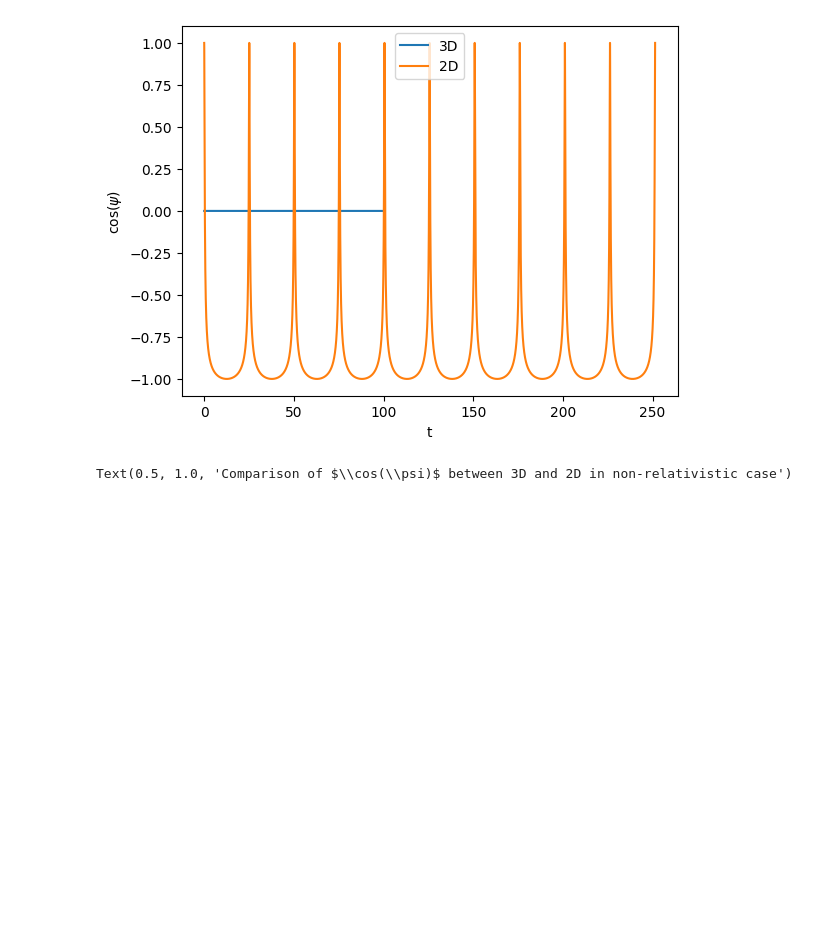
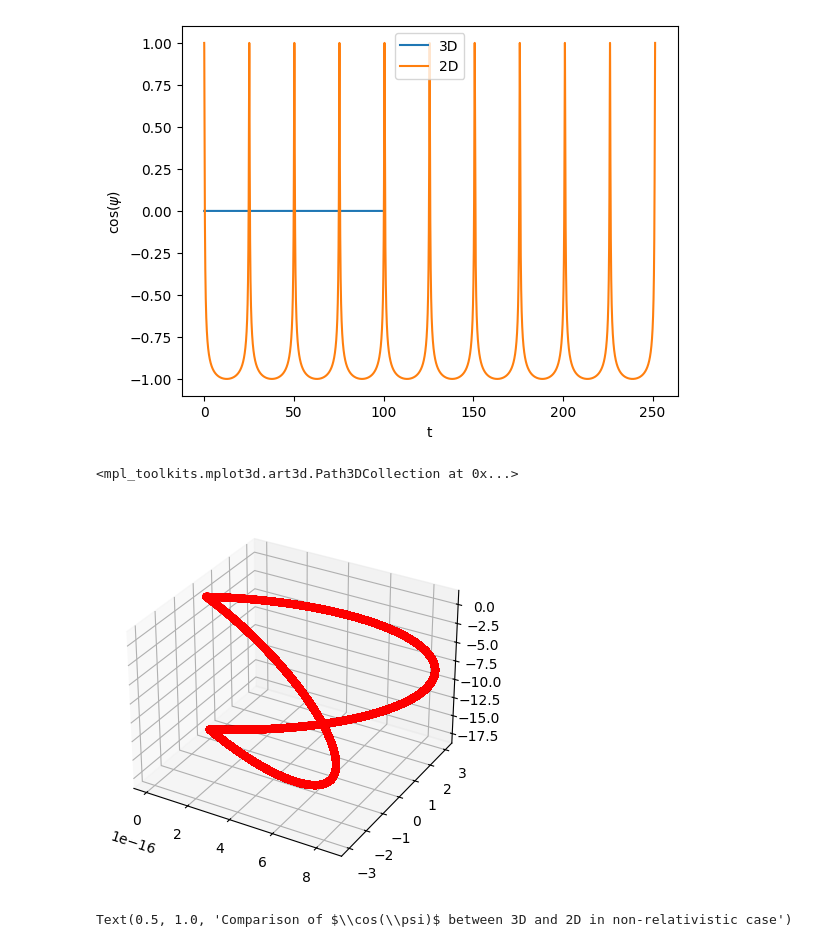
Before and after one commit to musa-salman/BohrAtomSim, a Jupyter notebook: debug/debug_issue_9_0.ipynb, the cells around one changed output. Cells and saved outputs as stored; diff of their text form; code cells hidden in the pictures; blank space fills up the shorter version.

```diff
--- a/debug/debug_issue_9_0.ipynb
+++ b/debug/debug_issue_9_0.ipynb
@@ -334,6 +343,16 @@ plt.legend(['3D', '2D'])
 # %%
 s3d_3_1_0 = pd.read_csv('d33/3d_3_1_0.csv')
 s2d_3_1_0 = pd.read_csv('d33/2d_3_1_0.csv')
+# %%
+xyz_3_1_0 = spherical_to_cartesian(s3d_3_1_0[['r', 'theta', 'phi']].values)
+# %%
+# plot the 3D points
+fig = plt.figure()
+ax = fig.add_subplot(111, projection='3d')
+ax.scatter(xyz_3_1_0[0], xyz_3_1_0[1], xyz_3_1_0[2], c='r', marker='o')
+# %% [output]
+<mpl_toolkits.mplot3d.art3d.Path3DCollection at 0x...>
+[figure, added]
 # %%
 sin_0 = compute_sin_theta_0(1, 0)
 cos_0 = compute_cos_theta_0(1, 0)
```
Also changed, not shown: parts of 61 cells of this notebook, 15 other files.
